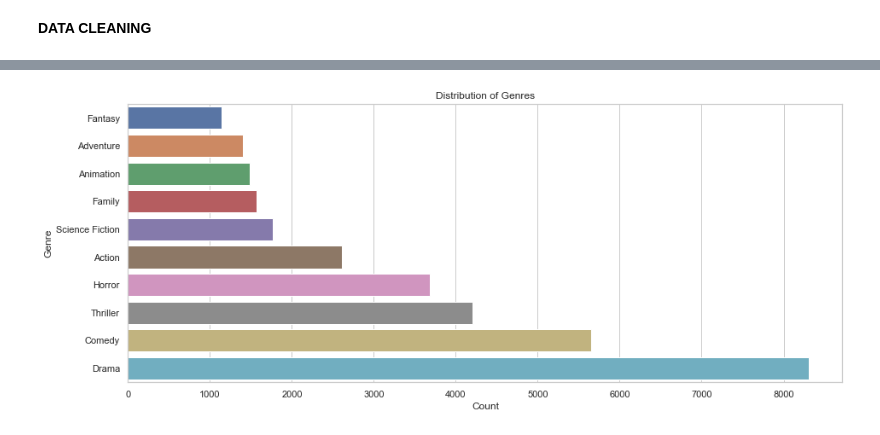
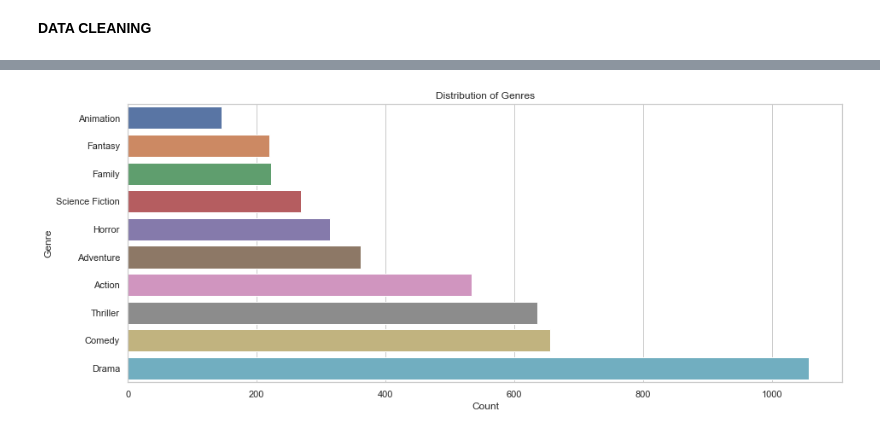
Before and after one commit to Iswana-O/dsc-phase-1-project, a Jupyter notebook: MICROSOFT MOVIE STUDIO ANALYSIS.ipynb, the cells around one changed output, grey strips where cells are left out. Cells and saved outputs as stored; diff of their text form; code cells hidden in the pictures.

```diff
--- a/MICROSOFT MOVIE STUDIO ANALYSIS.ipynb
+++ b/MICROSOFT MOVIE STUDIO ANALYSIS.ipynb
@@ -256,0 +299,3 @@ None
+# %%
+tmdb_movies_budgets_df=tmdb_movies_df.merge(movie_budgets_df, left_on='original_title', right_on='movie', how='inner')
+tmdb_movies_budgets_df
@@ -261,7 +376,11 @@ Analysis on tmdb_movies_df datatset indicates  that Drama is the most produced g
 # %%
-import ast
+tmdb_movies_budgets_df_df = pd.DataFrame({
+    'genre_ids': ["[12, 14, 10751]", "[14, 12, 16, 10751]", "[12, 28, 878]", "[16, 35, 10751]", "[28, 878, 12]"]
+})
+
+# Count the occurrences of each genre
 genres_count = {}
-for genres_list in tmdb_movies_df['genre_ids']:
+for genres_list in tmdb_movies_budgets_df['genre_ids']:
     genres_list = ast.literal_eval(genres_list)  # Convert string representation of list to a Python list
     for genre_id in genres_list:
         if genre_id in genres_count:
@@ -276,33 +395,31 @@ genres_df = pd.DataFrame(list(genres_count.items()), columns=['Genre ID', 'Count
 genre_mapping = {
     12: 'Adventure',
     14: 'Fantasy',
     10751: 'Family',
     16: 'Animation',
     28: 'Action',
     878: 'Science Fiction',
     35: 'Comedy',
     53: 'Thriller',
     27: 'Horror',
     18: 'Drama'
 }
 
-
 # Adding genre names to the DataFrame
 genres_df['Genre Name'] = genres_df['Genre ID'].map(genre_mapping)
 
 plt.figure(figsize=(15, 6))
 # Sorting by count in ascending order
 genres_df.sort_values('Count', ascending=True, inplace=True)
 
 # Plotting using Seaborn
 sns.set(style='whitegrid')
 sns.barplot(x='Count', y='Genre Name', data=genres_df)
 
 # Display the plot
-
 plt.xlabel('Count')
 plt.ylabel('Genre')
 plt.title('Distribution of Genres')
 plt.show()
 # %% [output]
-[figure, old version]
+[figure, new version]
```
Also changed, not shown: parts of 23 cells of this notebook, 1 other file.
